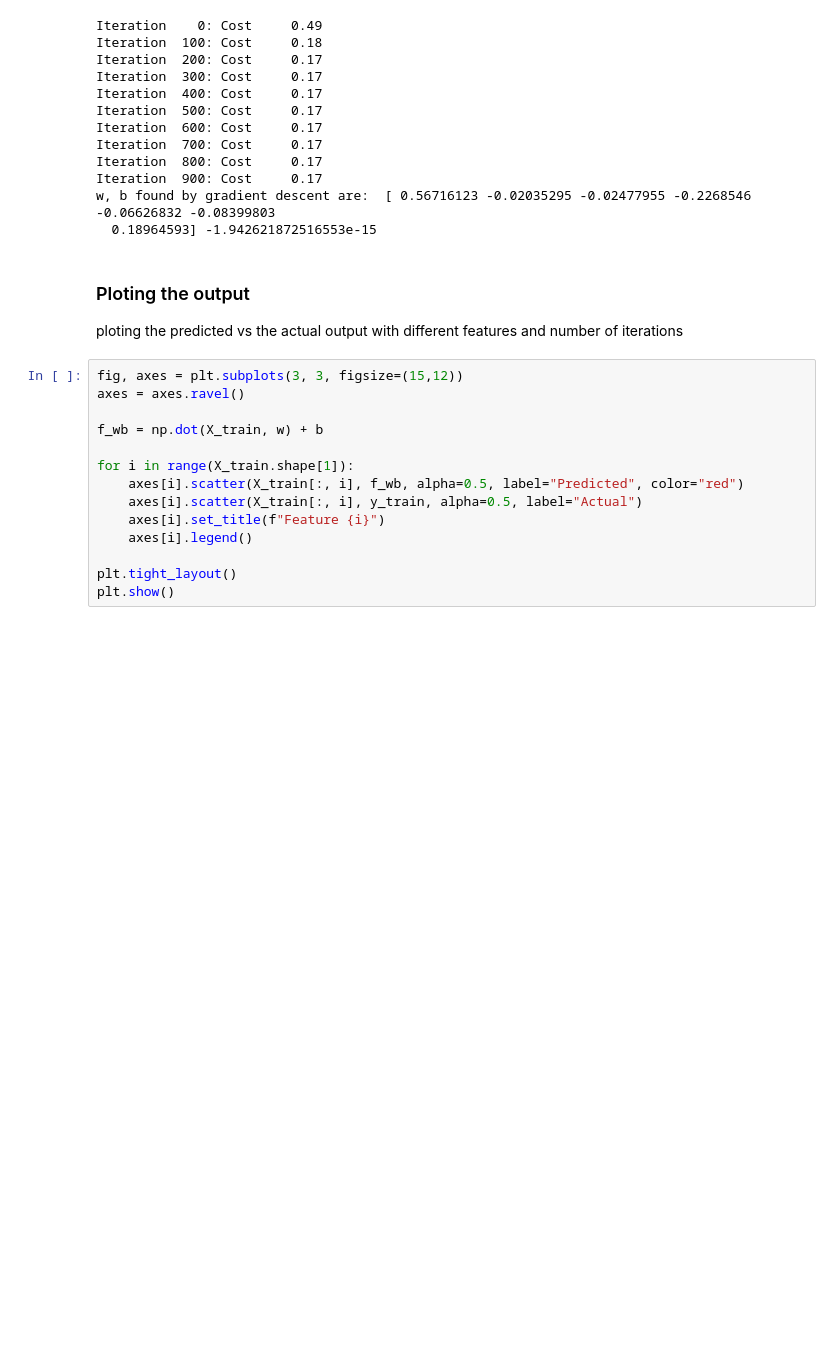
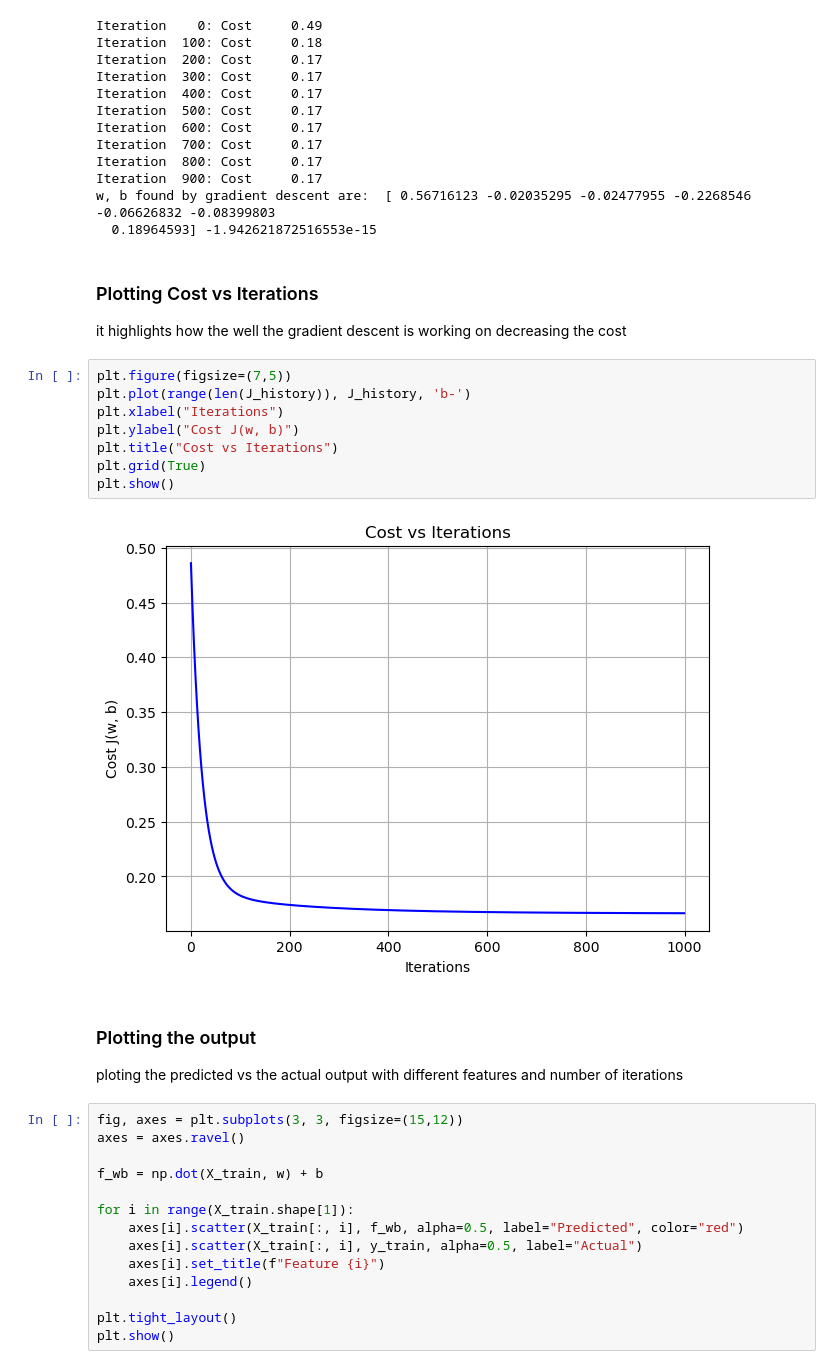
Before and after one commit to Mokshjain131/ML_Algo_Implementation, a Jupyter notebook: Linear Regression/linear_regression.ipynb, the cells around one changed output. Drawn from its saved outputs; the diff is of its cells as text; blank space fills up the shorter version.

Commit message:
cost vs iterations graph

```diff
--- a/Linear Regression/linear_regression.ipynb
+++ b/Linear Regression/linear_regression.ipynb
@@ -324,8 +324,21 @@ Iteration  800: Cost     0.17
 Iteration  900: Cost     0.17
 w, b found by gradient descent are:  [ 0.56716123 -0.02035295 -0.02477955 -0.2268546  -0.06626832 -0.08399803
   0.18964593] -1.942621872516553e-15
+# %% [markdown]
+### Plotting Cost vs Iterations
+it highlights how the well the gradient descent is working on decreasing the cost
+# %%
+plt.figure(figsize=(7,5))
+plt.plot(range(len(J_history)), J_history, 'b-')
+plt.xlabel("Iterations")
+plt.ylabel("Cost J(w, b)")
+plt.title("Cost vs Iterations")
+plt.grid(True)
+plt.show()
+# %% [output]
+[figure, added]
 # %% [markdown]
-### Ploting the output
+### Plotting the output
 ploting the predicted vs the actual output with different features and number of iterations
 # %%
 fig, axes = plt.subplots(3, 3, figsize=(15,12))
```
Also changed, not shown: parts of 5 cells of this notebook.
